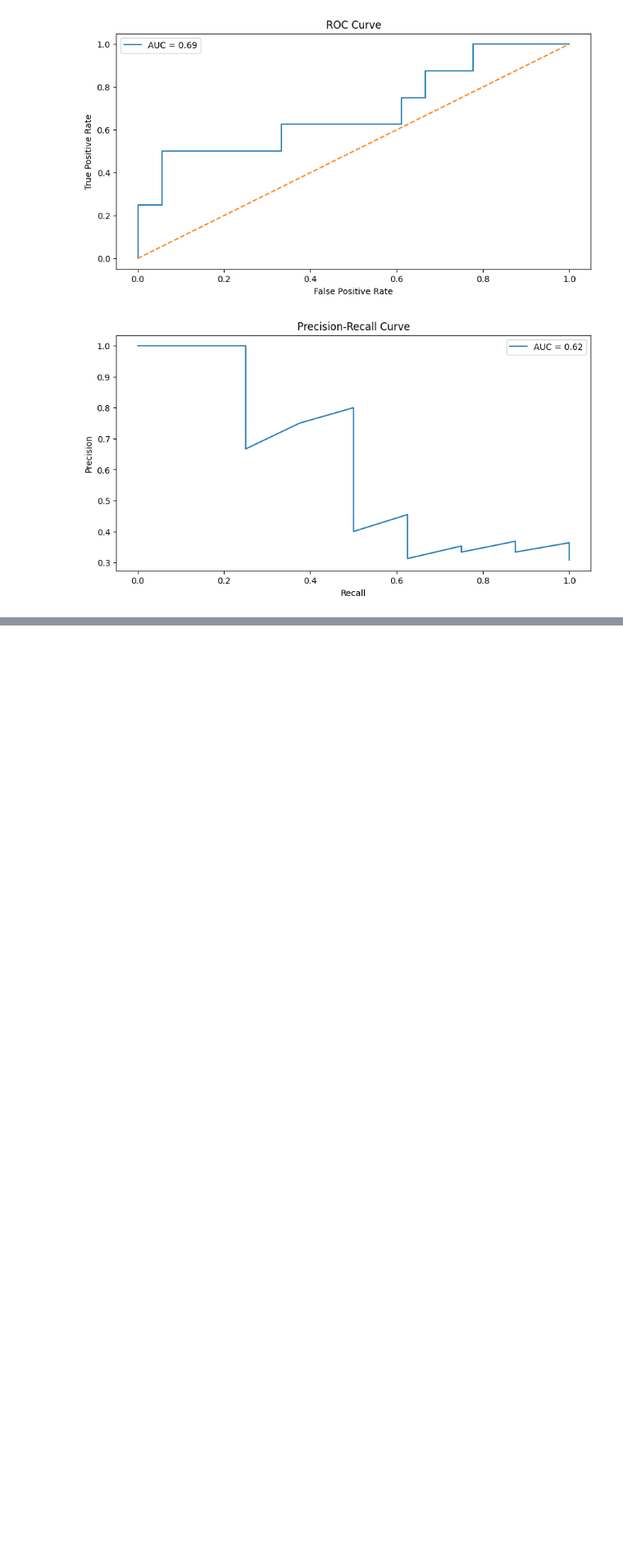
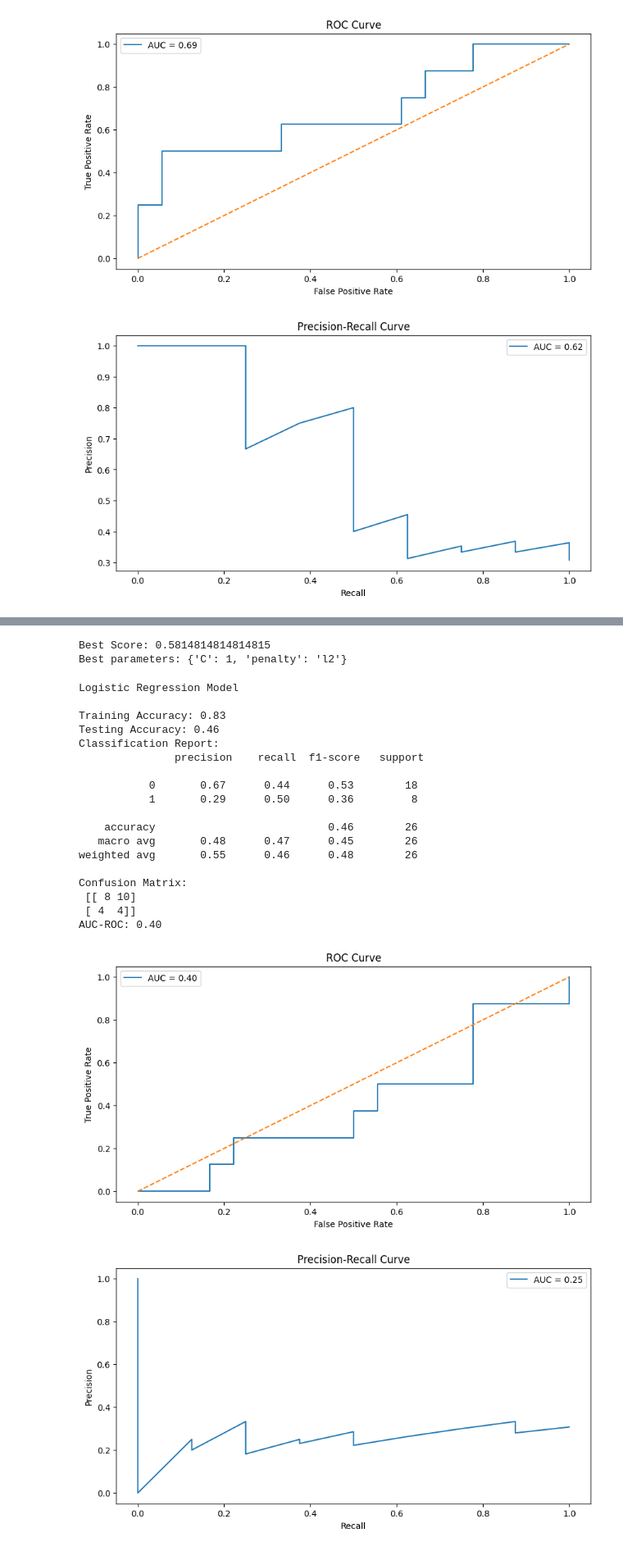
Before and after one commit to Pramod-dataenthusiast/PPA, a Jupyter notebook: PPA.ipynb, the cells around one changed output, grey strips where cells are left out. Shown: that part at 82% size. Drawn from its saved outputs; the diff is of its cells as text; code cells hidden in the pictures; blank space fills up the shorter version.

```diff
--- a/PPA.ipynb
+++ b/PPA.ipynb
@@ -634,0 +594,64 @@ AUC-ROC: 0.59
+# %%
+## tvae model
+features =['NUMCALLOUT', 'NUMCPTEVENTS', 'NUMDIAGNOSIS',
+       'NUMOUTEVENTS', 'NUMRX', 'NUMPROCEVENTS', 'NUMMICROLABEVENTS',
+       'NUMPROC', 'NUMTRANSFERS', 'NUMINPUTEVENTS', 'NUMLABEVENTS',
+       'NUMNOTEVENTS', 'admission_type_ELECTIVE', 'admission_type_EMERGENCY',
+       'admission_type_URGENT', 'gender_F',
+       'gender_M']
+x_train = train_tvae[features]
+y_train = train_tvae['hospital_expire_flag']
+x_test = test[features]
+y_test = test['hospital_expire_flag']
+# %%
+scaler = StandardScaler()
+scaler.fit(x_train)
+x_train_scaled=scaler.transform(x_train)
+x_test_scaled=scaler.transform(x_test)
+# %%
+param_test ={'C':[0.001, 0.01, 0.1, 1, 10, 100],
+             'penalty':('l1','l2')}
+lr=linear_model.LogisticRegression(random_state=10,multi_class='ovr', class_weight='balanced')
+gsearch = GridSearchCV(estimator=lr,
+                       param_grid=param_test,
+                       scoring='roc_auc',
+                       n_jobs=-1,
+                       cv=5)
+gsearch.fit(x_train_scaled,y_train)
+print("Best Score:",gsearch.best_score_)
+print("Best parameters:",gsearch.best_params_)
+# %% [output]
+Best Score: 0.5814814814814815
+Best parameters: {'C': 1, 'penalty': 'l2'}
+# %%
+# Ensure y_train and y_test are 1D arrays
+y_train = y_train.ravel() if len(y_train.shape) > 1 else y_train
+y_test = y_test.ravel() if len(y_test.shape) > 1 else y_test
+
+# Now call evaluate_model with corrected y_train and y_test
+logistic_regression = linear_model.LogisticRegression(C=1,penalty='l2',
+                                                      multi_class='ovr',
+                                                      class_weight='balanced')
+print("Logistic Regression Model\n")
+evaluate_model(logistic_regression, x_train_scaled, y_train, x_test_scaled, y_test)
+# %% [output]
+Logistic Regression Model
+
+Training Accuracy: 0.83
+Testing Accuracy: 0.46
+Classification Report:
+               precision    recall  f1-score   support
+
+           0       0.67      0.44      0.53        18
+           1       0.29      0.50      0.36         8
+
+    accuracy                           0.46        26
+   macro avg       0.48      0.47      0.45        26
+weighted avg       0.55      0.46      0.48        26
+
+Confusion Matrix:
+ [[ 8 10]
+ [ 4  4]]
+AUC-ROC: 0.40
+[figure, added]
+[figure, added]
```
Also changed, not shown: parts of 15 cells of this notebook.
